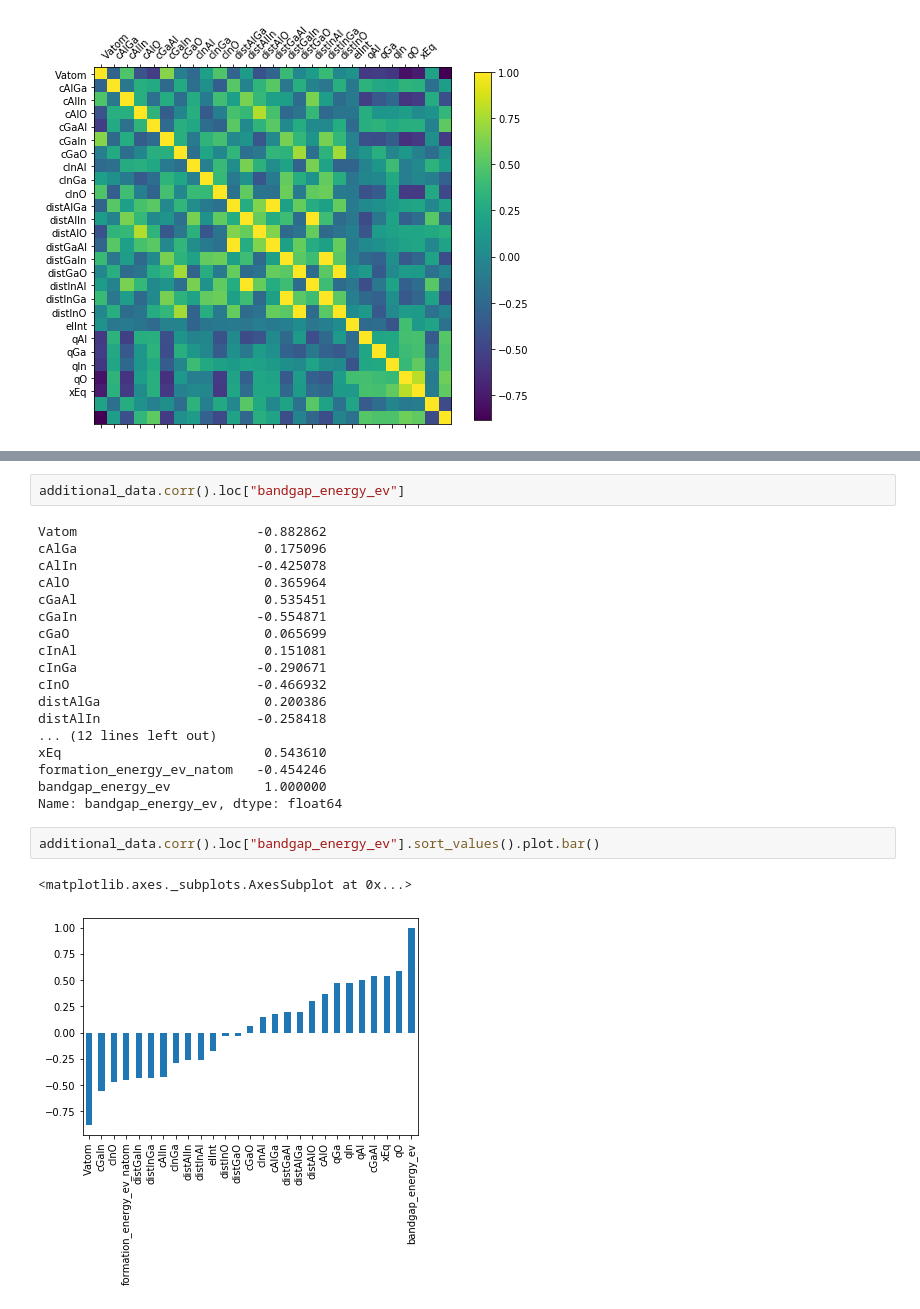
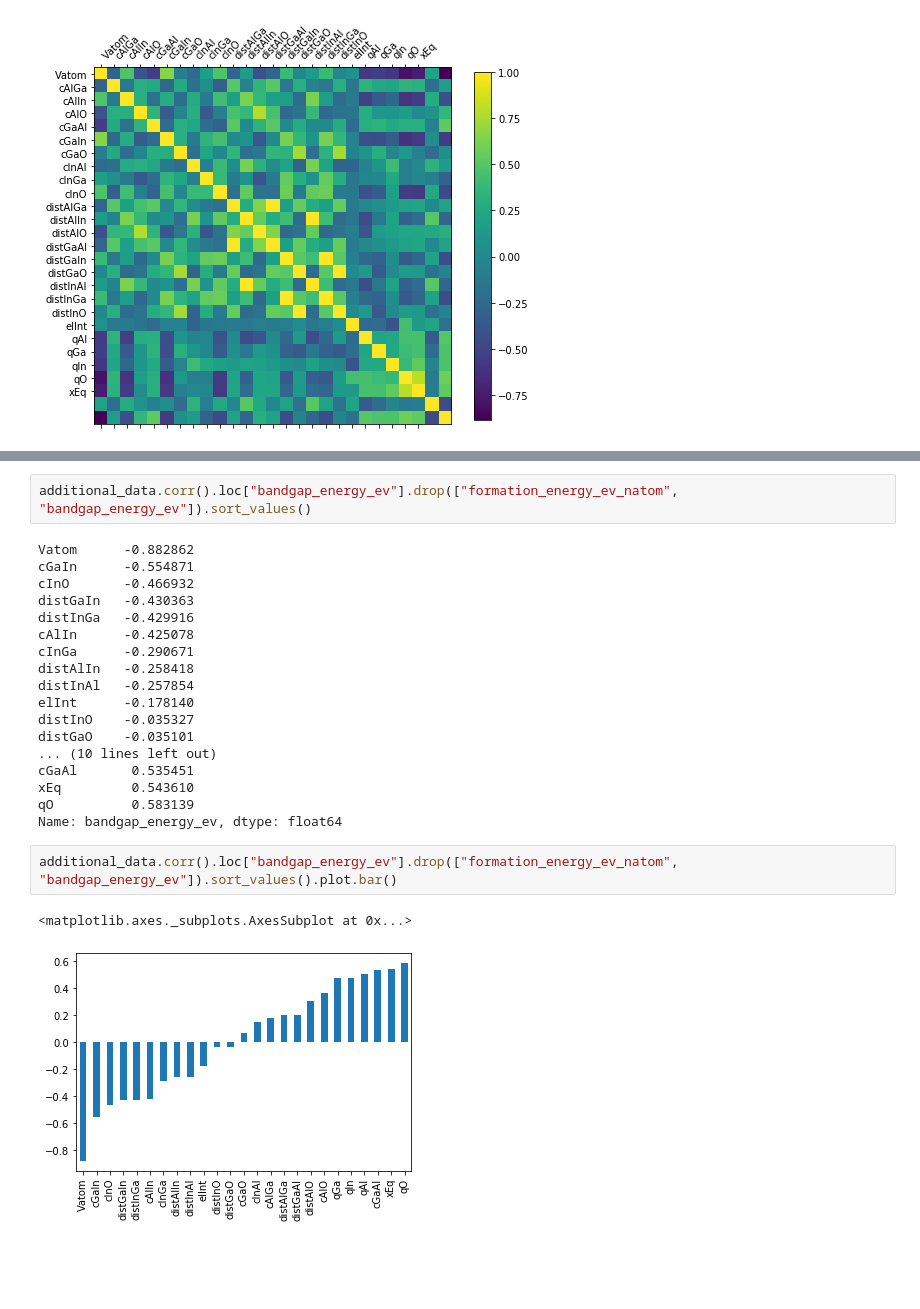
Before and after one commit to taidopurason/nomad2018, a Jupyter notebook: Data exploration.ipynb, the cells around one changed output, grey strips where cells are left out. Drawn from its saved outputs; the diff is of its cells as text; blank space fills up the shorter version.

```diff
--- a/Data exploration.ipynb
+++ b/Data exploration.ipynb
@@ -226,25 +249,25 @@ additional_data.corr().loc["formation_energy_ev_natom"].sort_values().plot.bar()
 # %%
-additional_data.corr().loc["bandgap_energy_ev"]
+additional_data.corr().loc["bandgap_energy_ev"].drop(["formation_energy_ev_natom", "bandgap_energy_ev"]).sort_values()
 # %% [output]
-Vatom                       -0.882862
-cAlGa                        0.175096
-cAlIn                       -0.425078
-cAlO                         0.365964
-cGaAl                        0.535451
-cGaIn                       -0.554871
-cGaO                         0.065699
-cInAl                        0.151081
-cInGa                       -0.290671
-cInO                        -0.466932
-distAlGa                     0.200386
-distAlIn                    -0.258418
-... (12 lines left out)
-xEq                          0.543610
-formation_energy_ev_natom   -0.454246
-bandgap_energy_ev            1.000000
+Vatom      -0.882862
+cGaIn      -0.554871
+cInO       -0.466932
+distGaIn   -0.430363
+distInGa   -0.429916
+cAlIn      -0.425078
+cInGa      -0.290671
+distAlIn   -0.258418
+distInAl   -0.257854
+elInt      -0.178140
+distInO    -0.035327
+distGaO    -0.035101
+... (10 lines left out)
+cGaAl       0.535451
+xEq         0.543610
+qO          0.583139
 Name: bandgap_energy_ev, dtype: float64
 # %%
-additional_data.corr().loc["bandgap_energy_ev"].sort_values().plot.bar()
+additional_data.corr().loc["bandgap_energy_ev"].drop(["formation_energy_ev_natom", "bandgap_energy_ev"]).sort_values().plot.bar()
 # %% [output]
 <matplotlib.axes._subplots.AxesSubplot at 0x...>
-[figure, old version]
+[figure, new version]
```
Also changed, not shown: parts of 37 cells of this notebook, 1 other file.
